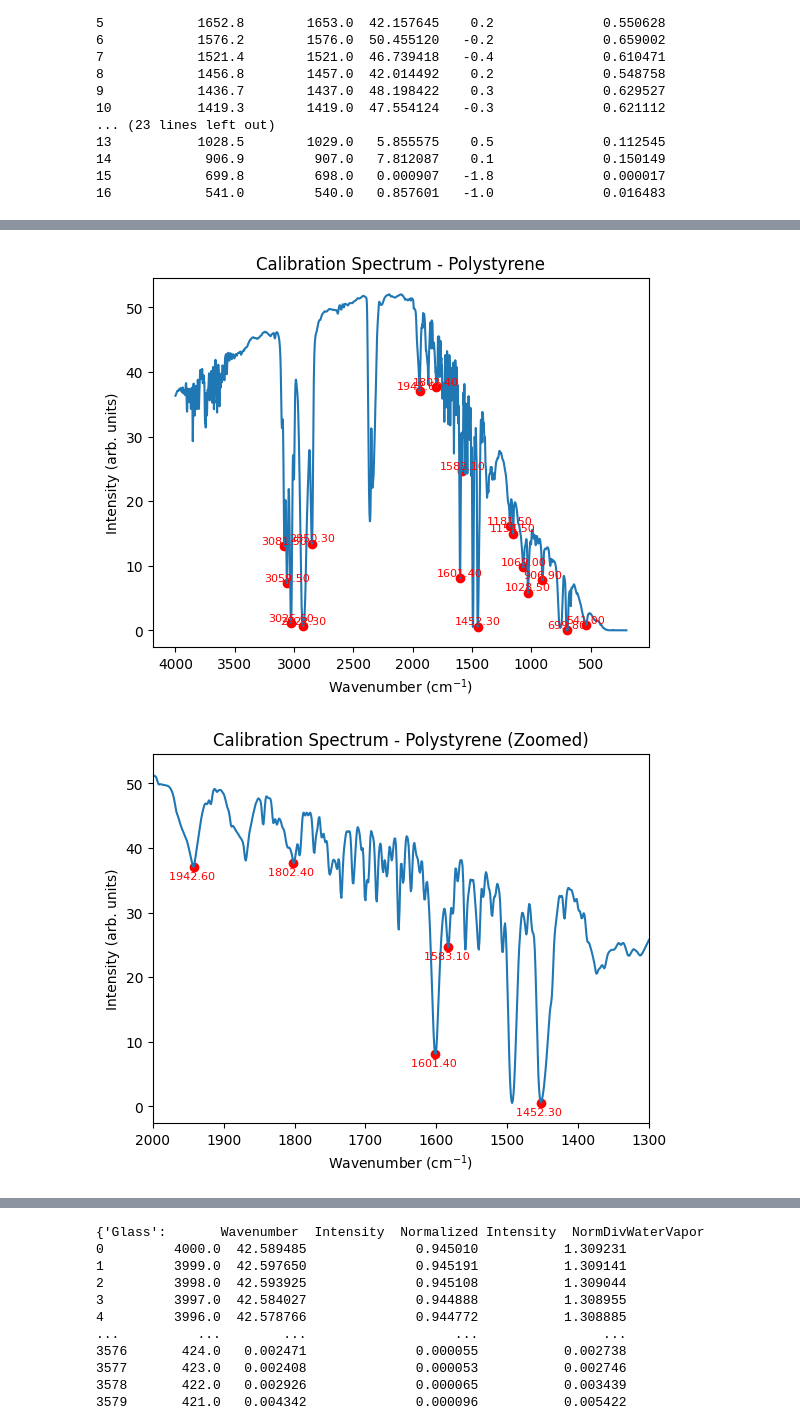
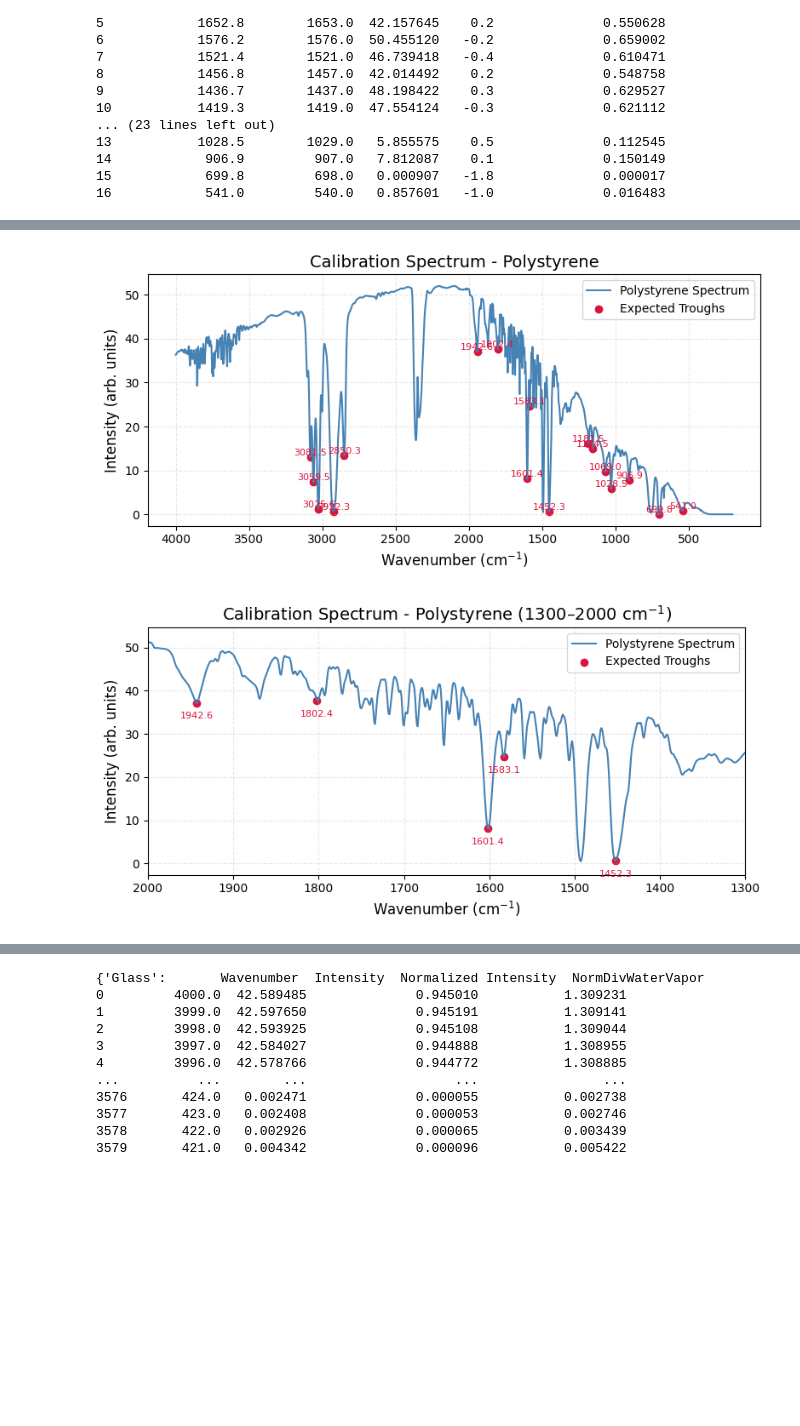
Before and after one commit to kearb-stomp/AdvLabs, a Jupyter notebook: Lab 1/Lab 6 Clean Version.ipynb, the cells around one changed output, grey strips where cells are left out. Saved outputs shown, nothing was run; the diff lists cells and outputs as text; code cells hidden in the pictures; blank space fills up the shorter version.

```diff
--- a/Lab 1/Lab 6 Clean Version.ipynb
+++ b/Lab 1/Lab 6 Clean Version.ipynb
@@ -166,44 +196,50 @@ plt.show()
 # %%
-#quick plot to check the data importation
-plt.plot(spectrum_dict['Polystyrene']['Wavenumber'], spectrum_dict['Polystyrene']['Intensity'])
-plt.xlabel('Wavenumber (cm$^{-1}$)')
-plt.ylabel('Intensity (arb. units)')
-plt.title('Calibration Spectrum - Polystyrene')
-plt.scatter(trough_dict['Polystyrene']['Expected Trough'], trough_dict['Polystyrene']['Intensity'], color='red', label='Troughs')
-for x, y in zip(trough_dict['Polystyrene']['Expected Trough'], trough_dict['Polystyrene']['Intensity']):
-            plt.text(x, y, f"{x:.2f}", fontsize=8, ha='center', va='bottom', color='red')
+# --- Full Calibration Spectrum: Polystyrene ---
+plt.figure(figsize=(8, 4))
+plt.plot(spectrum_dict['Polystyrene']['Wavenumber'],
+         spectrum_dict['Polystyrene']['Intensity'],
+         label='Polystyrene Spectrum', color='steelblue')
+plt.scatter(trough_dict['Polystyrene']['Expected Trough'],
+            trough_dict['Polystyrene']['Intensity'],
+            color='crimson', label='Expected Troughs')
+for x, y in zip(trough_dict['Polystyrene']['Expected Trough'],
+                trough_dict['Polystyrene']['Intensity']):
+    plt.text(x, y, f"{x:.1f}", fontsize=8, ha='center', va='bottom', color='crimson')
+
+plt.xlabel('Wavenumber (cm$^{-1}$)', fontsize=12)
+plt.ylabel('Intensity (arb. units)', fontsize=12)
+plt.title('Calibration Spectrum - Polystyrene', fontsize=14)
+plt.legend()
+plt.grid(True, linestyle='--', alpha=0.3)
 plt.gca().invert_xaxis()
+plt.tight_layout()
 plt.show()
 
-# Zoom in to the 0–600 wavenumber range
-# plt.plot(spectrum_dict['Polystyrene']['Wavenumber'], spectrum_dict['Polystyrene']['Intensity'])
-# plt.xlabel('Wavenumber (cm$^{-1}$)')
-# plt.ylabel('Intensity (arb. units)')
-# plt.title('Calibration Spectrum - Polystyrene (Zoomed)')
-# plt.xlim(200, 600)
-# plt.ylim(0, 10)
-# plt.scatter(trough_dict['Polystyrene']['Expected Trough'], trough_dict['Polystyrene']['Intensity'], color='red', label='Troughs')
-# for x, y in zip(trough_dict['Polystyrene']['Expected Trough'], trough_dict['Polystyrene']['Intensity']):
-#             if pd.notnull(x) and 200 <= x <= 600:  # Ensure x is within the desired range
-#                 plt.text(x, y, f"{x:.2f}", fontsize=8, ha='center', va='bottom', color='red')
-# plt.gca().invert_xaxis()  # If you want to keep the axis inverted
-# plt.show()
+# --- Zoomed-In View: 1300–2000 cm⁻¹ ---
+plt.figure(figsize=(8, 4))
+plt.plot(spectrum_dict['Polystyrene']['Wavenumber'],
+         spectrum_dict['Polystyrene']['Intensity'],
+         label='Polystyrene Spectrum', color='steelblue')
+plt.scatter(trough_dict['Polystyrene']['Expected Trough'],
+            trough_dict['Polystyrene']['Intensity'],
+            color='crimson', label='Expected Troughs')
+for x, y in zip(trough_dict['Polystyrene']['Expected Trough'],
+                trough_dict['Polystyrene']['Intensity']):
+    if pd.notnull(x) and 1300 <= x <= 2000:
+        plt.text(x, y - 4, f"{x:.1f}", fontsize=8, ha='center', va='bottom', color='crimson')
 
-# Zoom in to the 1300–2000 wavenumber range
-plt.plot(spectrum_dict['Polystyrene']['Wavenumber'], spectrum_dict['Polystyrene']['Intensity'])
-plt.xlabel('Wavenumber (cm$^{-1}$)')
-plt.ylabel('Intensity (arb. units)')
-plt.title('Calibration Spectrum - Polystyrene (Zoomed)')
-plt.scatter(trough_dict['Polystyrene']['Expected Trough'], trough_dict['Polystyrene']['Intensity'], color='red', label='Troughs')
-for x, y in zip(trough_dict['Polystyrene']['Expected Trough'], trough_dict['Polystyrene']['Intensity']):
-            if pd.notnull(x) and 1300 <= x <= 2000:  # Ensure x is within the desired range
-                plt.text(x, y-4, f"{x:.2f} \n", fontsize=8, ha='center', va='bottom', color='red')
 plt.xlim(1300, 2000)
-plt.gca().invert_xaxis()  # If you want to keep the axis inverted
+plt.xlabel('Wavenumber (cm$^{-1}$)', fontsize=12)
+plt.ylabel('Intensity (arb. units)', fontsize=12)
+plt.title('Calibration Spectrum - Polystyrene (1300–2000 cm$^{-1}$)', fontsize=14)
+plt.legend()
+plt.grid(True, linestyle='--', alpha=0.3)
+plt.gca().invert_xaxis()
+plt.tight_layout()
 plt.show()
 # %% [output]
-[figure, old version]
+[figure, new version]
-[figure, old version]
+[figure, new version]
 # %%
 # Combine values from both keys
 wavenumbers = trough_dict['Water Vapor']['Expected Trough'].tolist() + trough_dict['Polystyrene']['Expected Trough'].tolist()
```
Also changed, not shown: parts of 18 cells of this notebook.
